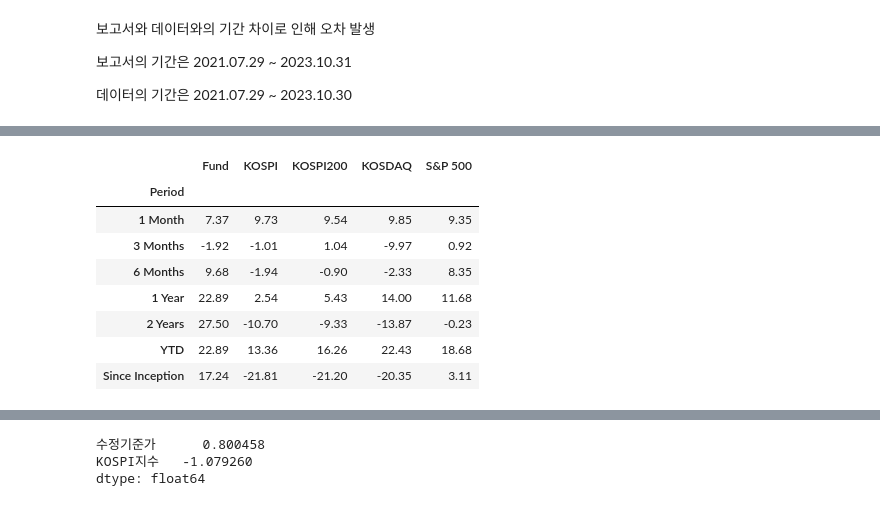
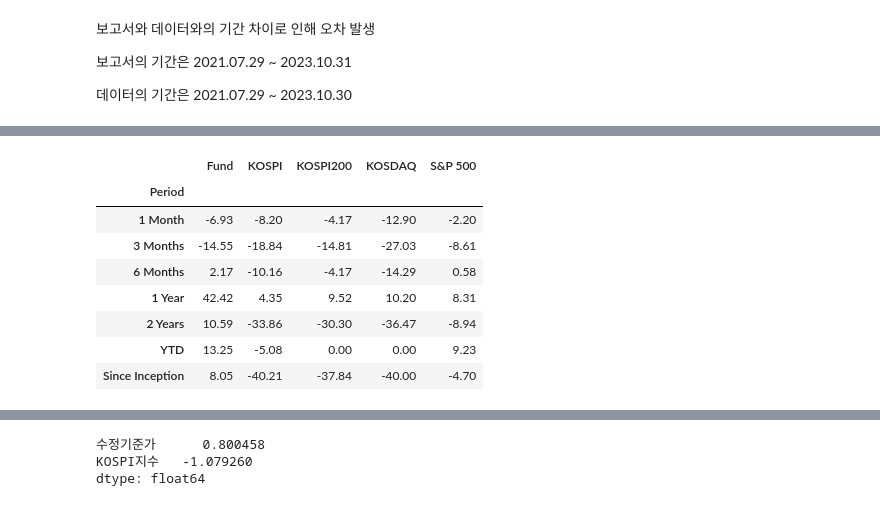
Before and after one commit to haniil/rpa-report-generator2-capstone, a Jupyter notebook: test-notebook.ipynb, the cells around one changed output, grey strips where cells are left out. Saved outputs shown, nothing was run; the diff lists cells and outputs as text; code cells hidden in the pictures.

```diff
--- a/test-notebook.ipynb
+++ b/test-notebook.ipynb
@@ -1043,16 +1132,16 @@ m.period_cumulative_return()
 # %%
-m = M8186(fund_code = '100004', option = 'usd')
+m = M8186(fund_code = '100004', end_date = '2023-10-31', option = 'usd')
 m.period_cumulative_return()
 # %% [output]
 |  | Fund | KOSPI | KOSPI200 | KOSDAQ | S&P 500 |
 | Period |  |  |  |  |  |
-| 1 Month | 7.37 | 9.73 | 9.54 | 9.85 | 9.35 |
-| 3 Months | -1.92 | -1.01 | 1.04 | -9.97 | 0.92 |
-| 6 Months | 9.68 | -1.94 | -0.90 | -2.33 | 8.35 |
-| 1 Year | 22.89 | 2.54 | 5.43 | 14.00 | 11.68 |
-| 2 Years | 27.50 | -10.70 | -9.33 | -13.87 | -0.23 |
-| YTD | 22.89 | 13.36 | 16.26 | 22.43 | 18.68 |
-| Since Inception | 17.24 | -21.81 | -21.20 | -20.35 | 3.11 |
+| 1 Month | -6.93 | -8.20 | -4.17 | -12.90 | -2.20 |
+| 3 Months | -14.55 | -18.84 | -14.81 | -27.03 | -8.61 |
+| 6 Months | 2.17 | -10.16 | -4.17 | -14.29 | 0.58 |
+| 1 Year | 42.42 | 4.35 | 9.52 | 10.20 | 8.31 |
+| 2 Years | 10.59 | -33.86 | -30.30 | -36.47 | -8.94 |
+| YTD | 13.25 | -5.08 | 0.00 | 0.00 | 9.23 |
+| Since Inception | 8.05 | -40.21 | -37.84 | -40.00 | -4.70 |
 # %%
 m.investment_performance()
 # %% [output]
```
Also changed, not shown: parts of 27 cells of this notebook.
